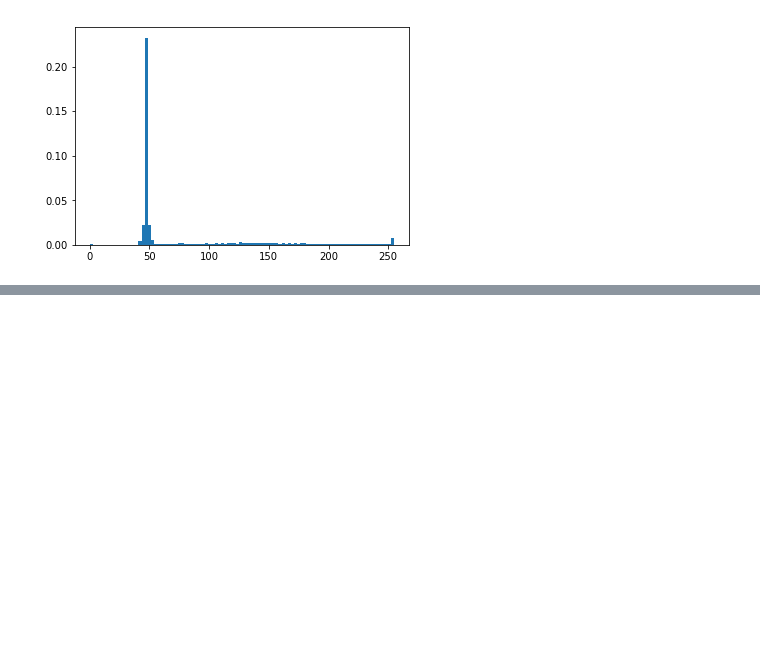
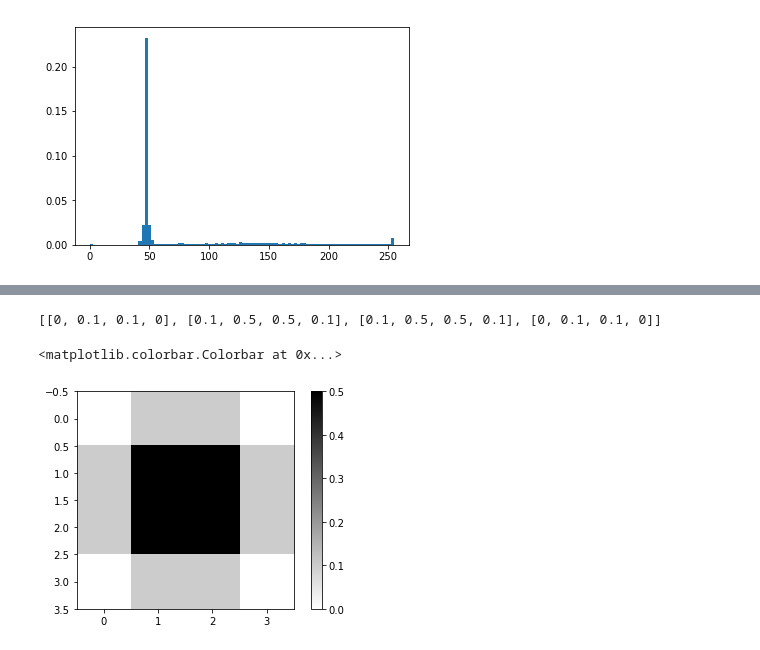
Before and after one commit to stephanieeechang/PythonGameProg, a Jupyter notebook: PythonImage.ipynb, the cells around one changed output, grey strips where cells are left out. Saved outputs shown, nothing was run; the diff lists cells and outputs as text; code cells hidden in the pictures; blank space fills up the shorter version.

```diff
--- a/PythonImage.ipynb
+++ b/PythonImage.ipynb
@@ -50,0 +63,12 @@ n, b, p = plt.hist(prismRed.ravel(), bins=100, range=(0, 1), normed=True)
+# %%
+# creating an image from matrix
+imageNorm = [[0, 0.1, 0.1, 0], [0.1, 0.5, 0.5, 0.1], [0.1, 0.5, 0.5, 0.1], [0, 0.1, 0.1, 0]]
+print(imageNorm)
+# %% [output]
+[[0, 0.1, 0.1, 0], [0.1, 0.5, 0.5, 0.1], [0.1, 0.5, 0.5, 0.1], [0, 0.1, 0.1, 0]]
+# %%
+plt.imshow(imageNorm, cmap='binary')
+plt.colorbar()
+# %% [output]
+<matplotlib.colorbar.Colorbar at 0x...>
+[figure, added]
```
Also changed, not shown: parts of 4 cells of this notebook.
